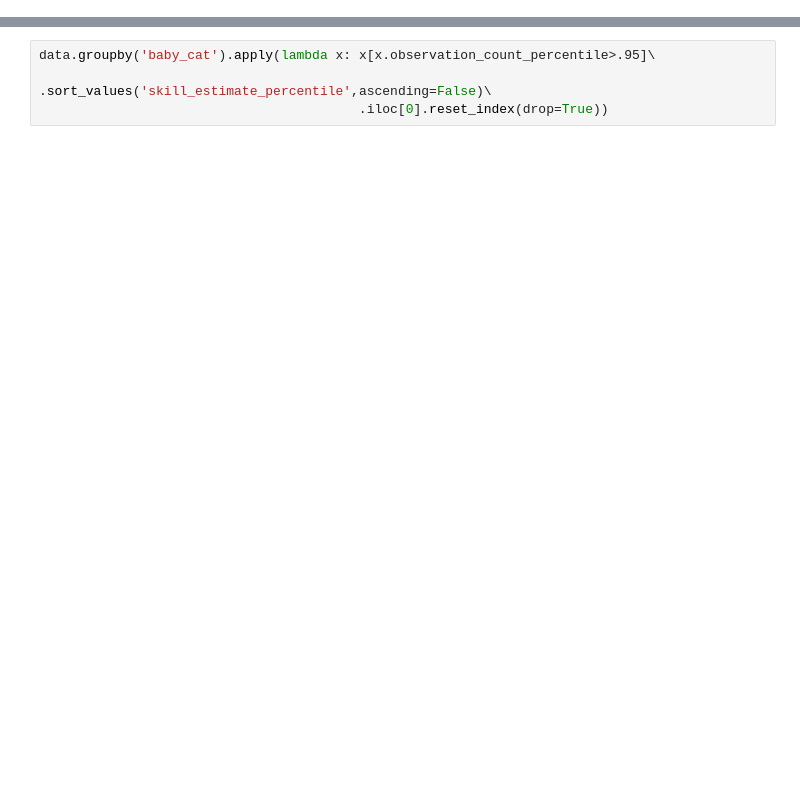
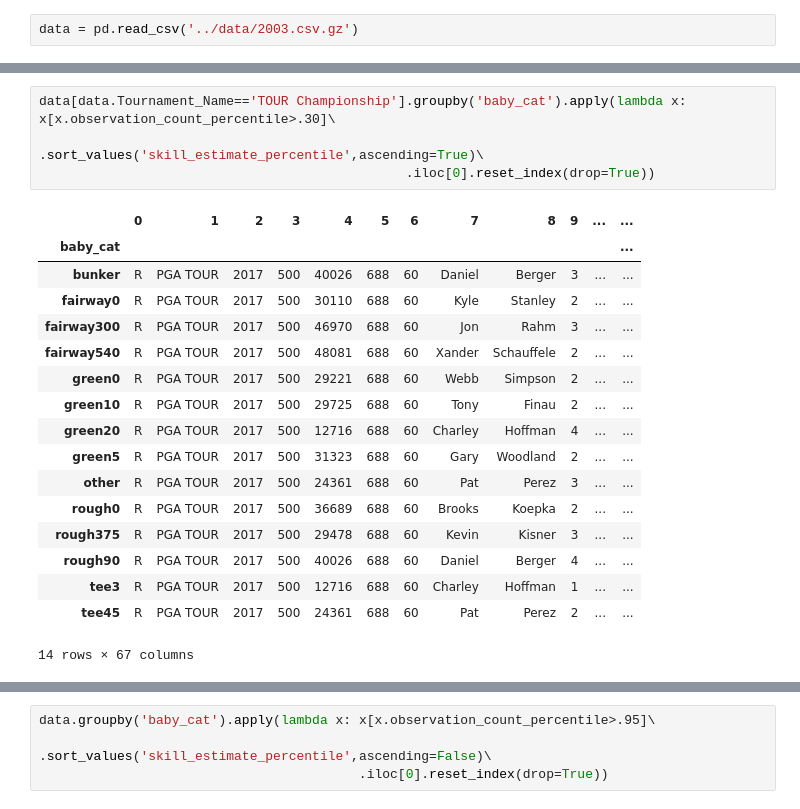
Before and after one commit to adamwlev/StrokesGained2, a Jupyter notebook: Exploration/Untitled10.ipynb, the cells around one changed output, grey strips where cells are left out. Cells and saved outputs as stored; diff of their text form; blank space fills up the shorter version.

```diff
--- a/Exploration/Untitled10.ipynb
+++ b/Exploration/Untitled10.ipynb
@@ -6,0 +21,2 @@ import matplotlib.pyplot as plt
+# %%
+data = pd.read_csv('../data/2003.csv.gz')
@@ -6,0 +54,22 @@ import matplotlib.pyplot as plt
+# %%
+data[data.Tournament_Name=='TOUR Championship'].groupby('baby_cat').apply(lambda x: x[x.observation_count_percentile>.30]\
+                                               .sort_values('skill_estimate_percentile',ascending=True)\
+                                               .iloc[0].reset_index(drop=True))
+# %% [output]
+|  | 0 | 1 | 2 | 3 | 4 | 5 | 6 | 7 | 8 | 9 | ... | ... |
+| baby_cat |  |  |  |  |  |  |  |  |  |  |  | ... |
+| bunker | R | PGA TOUR | 2017 | 500 | 40026 | 688 | 60 | Daniel | Berger | 3 | ... | ... |
+| fairway0 | R | PGA TOUR | 2017 | 500 | 30110 | 688 | 60 | Kyle | Stanley | 2 | ... | ... |
+| fairway300 | R | PGA TOUR | 2017 | 500 | 46970 | 688 | 60 | Jon | Rahm | 3 | ... | ... |
+| fairway540 | R | PGA TOUR | 2017 | 500 | 48081 | 688 | 60 | Xander | Schauffele | 2 | ... | ... |
+| green0 | R | PGA TOUR | 2017 | 500 | 29221 | 688 | 60 | Webb | Simpson | 2 | ... | ... |
+| green10 | R | PGA TOUR | 2017 | 500 | 29725 | 688 | 60 | Tony | Finau | 2 | ... | ... |
+| green20 | R | PGA TOUR | 2017 | 500 | 12716 | 688 | 60 | Charley | Hoffman | 4 | ... | ... |
+| green5 | R | PGA TOUR | 2017 | 500 | 31323 | 688 | 60 | Gary | Woodland | 2 | ... | ... |
+| other | R | PGA TOUR | 2017 | 500 | 24361 | 688 | 60 | Pat | Perez | 3 | ... | ... |
+| rough0 | R | PGA TOUR | 2017 | 500 | 36689 | 688 | 60 | Brooks | Koepka | 2 | ... | ... |
+| rough375 | R | PGA TOUR | 2017 | 500 | 29478 | 688 | 60 | Kevin | Kisner | 3 | ... | ... |
+| rough90 | R | PGA TOUR | 2017 | 500 | 40026 | 688 | 60 | Daniel | Berger | 4 | ... | ... |
+| tee3 | R | PGA TOUR | 2017 | 500 | 12716 | 688 | 60 | Charley | Hoffman | 1 | ... | ... |
+| tee45 | R | PGA TOUR | 2017 | 500 | 24361 | 688 | 60 | Pat | Perez | 2 | ... | ... |
+14 rows × 67 columns
```
Also changed, not shown: parts of 11 cells of this notebook, 54 other files.
